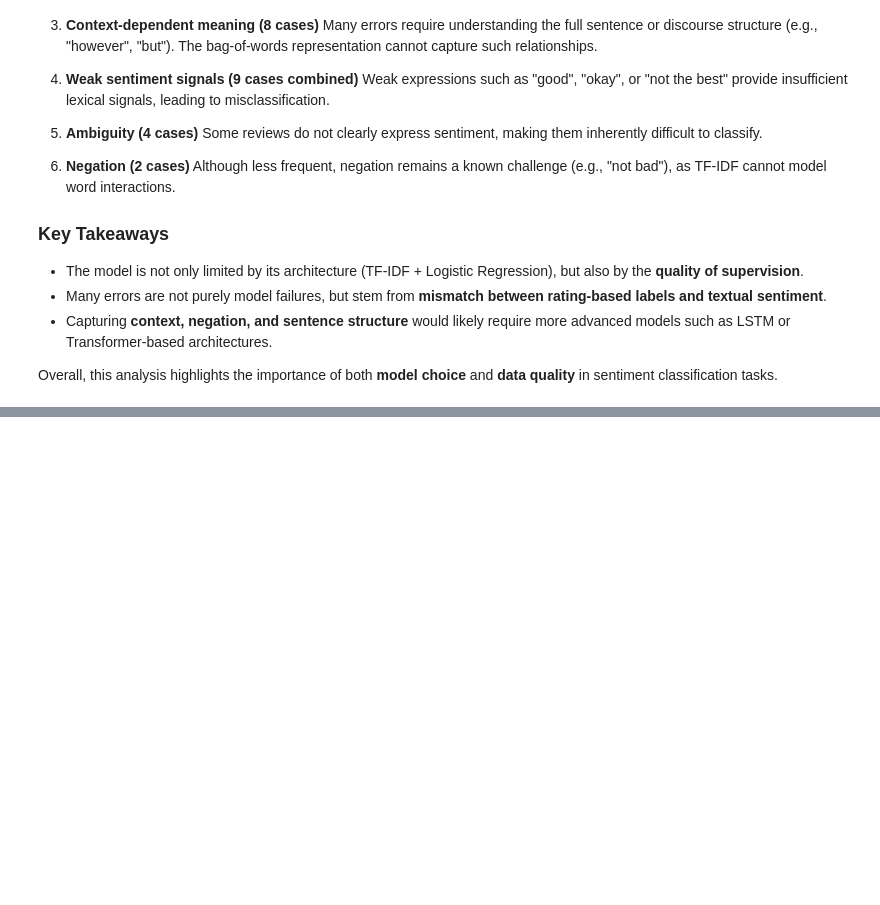
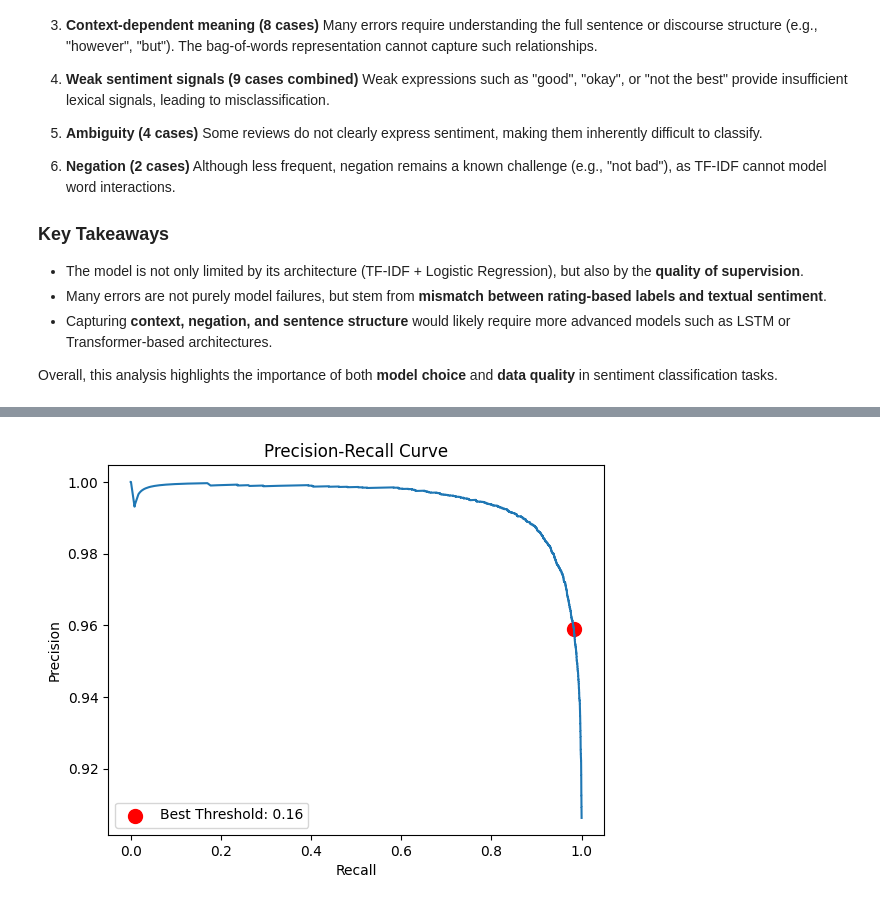
Before and after one commit to trandamkhanh311207-glitch/amazon-sentiment-analysis, a Jupyter notebook: notebooks/main.ipynb, the cells around one changed output, grey strips where cells are left out. Drawn from its saved outputs; the diff is of its cells as text; code cells hidden in the pictures; blank space fills up the shorter version.

```diff
--- a/notebooks/main.ipynb
+++ b/notebooks/main.ipynb
@@ -410,0 +495,14 @@ Overall, this analysis highlights the importance of both **model choice** and **
+# %%
+from sklearn.metrics import precision_recall_curve
+import matplotlib.pyplot as plt
+precision, recall, thresholds = precision_recall_curve(y_test_binary, y_probs)
+plt.figure()
+plt.plot(recall, precision)
+plt.scatter(recall[best_idx], precision[best_idx], color='red', s=100, label=f'Best Threshold: {best_threshold:.2f}')
+plt.xlabel("Recall")
+plt.ylabel("Precision")
+plt.title("Precision-Recall Curve")
+plt.legend()
+plt.show()
+# %% [output]
+[figure, added]
```
Also changed, not shown: parts of 11 cells of this notebook.
